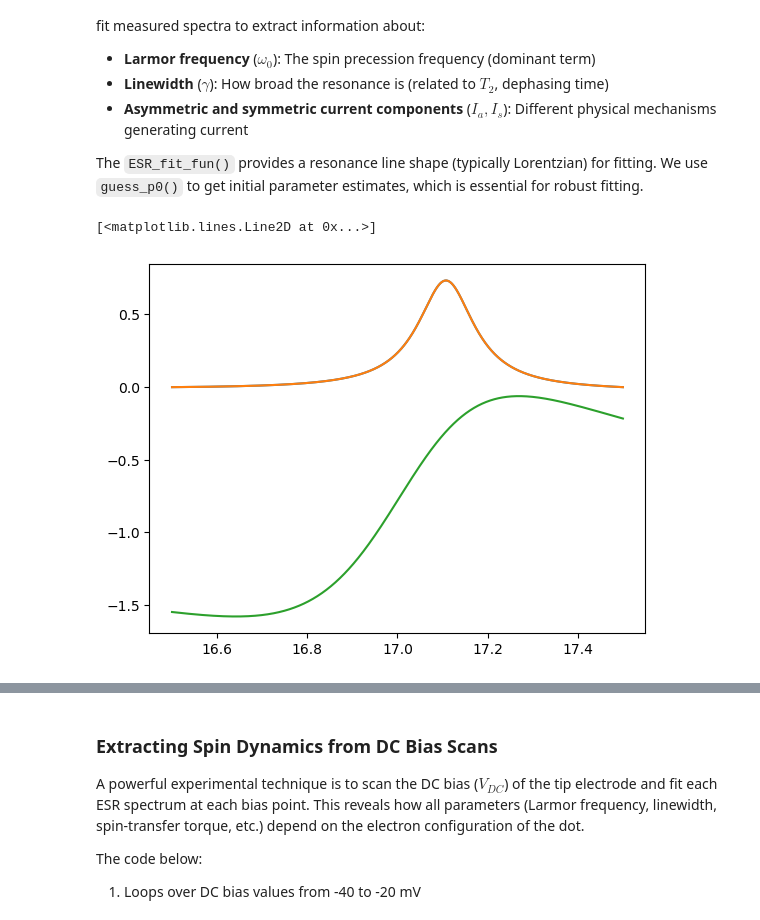
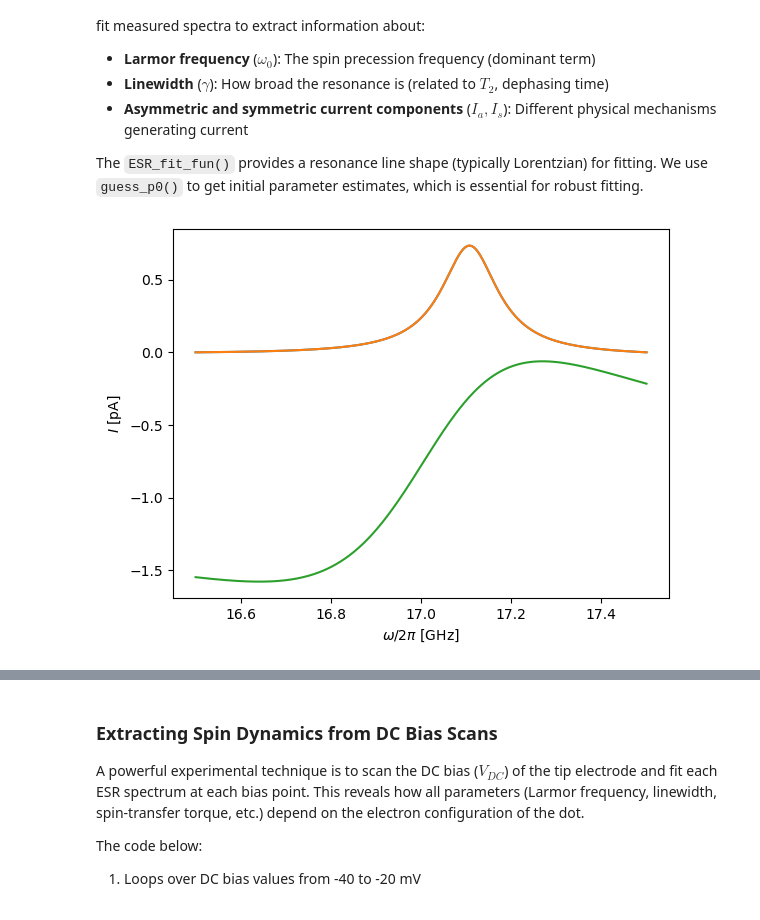
Before and after one commit to matysek00/PyESRSTM, a Jupyter notebook: Tutorial/01-single-spin.ipynb, the cells around one changed output, grey strips where cells are left out. Drawn from its saved outputs; the diff is of its cells as text; code cells hidden in the pictures.

```diff
--- a/Tutorial/01-single-spin.ipynb
+++ b/Tutorial/01-single-spin.ipynb
@@ -461,28 +474,32 @@ The `ESR_fit_fun()` provides a resonance line shape (typically Lorentzian) for f
 # %%
 from scipy.optimize import curve_fit
 
 Nint = 1e4
 NF = 1
 Right = Electrode(0, 0, 0., 5e-3, 1e-1, 4.5, Nint=Nint, Cutoff=300, segments=[[dot.eps,30, Nint],[dot.U+dot.eps,30, Nint]])
 Left = Electrode(-30, 5, 0.5, 1.25e-3, 1e-1, 4.5, Nint=Nint, Cutoff=300,
                         segments=[[dot.eps,30, Nint],[dot.U+dot.eps,30,Nint] ])
 
 freq = np.linspace(16.5, 17.5, 1000)
 I = ESR.ESR(Left, Right, dot, freq, NFL=NF)
 I_norm = ESR.ESR(Left, Right, dot_norm, freq, NFL=NF)
 esr = np.real((I-I_norm)[:,NF])
 
 Zeeman = dot.Delta[0,1]*units.Hartree/units.GHz
 p0 = ESR.guess_p0(freq, esr, Zeeman)
 # This is a crap estimation but gives the correct order of magnitude
 
 popt, pcov = curve_fit(ESR.ESR_fit_fun, freq, esr, p0=p0)
-plt.plot(freq, esr)
-plt.plot(freq, ESR.ESR_fit_fun(freq, *popt))
-plt.plot(freq, ESR.ESR_fit_fun(freq, *p0))
+plt.plot(freq, esr, label='data')
+plt.plot(freq, ESR.ESR_fit_fun(freq, *popt), label='fit')
+plt.plot(freq, ESR.ESR_fit_fun(freq, *p0), label='initial guess')
+
+plt.xlabel(r'$\omega/2\pi$ [GHz]')
+plt.ylabel(r'$I$ [pA]')
+
+plt.show()
 # %% [output]
-[<matplotlib.lines.Line2D at 0x...>]
-[figure, old version]
+[figure, new version]
 # %%
 Nint = 1e4
 NF = 1
```
Also changed, not shown: parts of 6 cells of this notebook, 3 other files.
